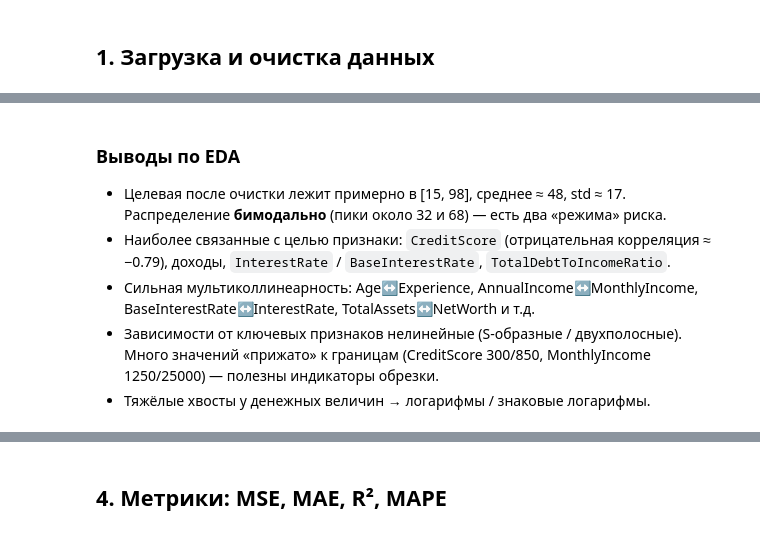
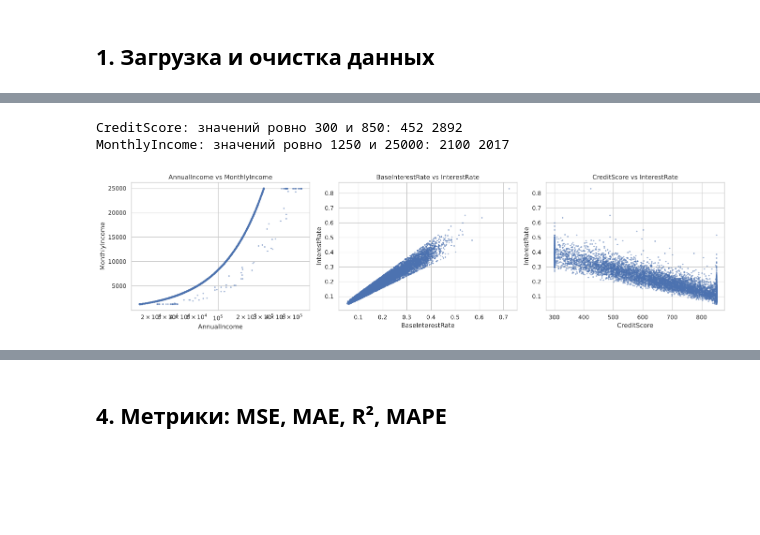
Before and after one commit to hbhmax/Machine_learning, a Jupyter notebook: lab1/Lab1_RiskScore.ipynb, the cells around one changed output, grey strips where cells are left out. Saved outputs shown, nothing was run; the diff lists cells and outputs as text; code cells hidden in the pictures; blank space fills up the shorter version.

```diff
--- a/lab1/Lab1_RiskScore.ipynb
+++ b/lab1/Lab1_RiskScore.ipynb
@@ -113,21 +114,16 @@ plt.show()
 # %%
-fig, axes = plt.subplots(1, 3, figsize=(15, 4))
-axes[0].scatter(train['AnnualIncome'], train['MonthlyIncome'], s=6, alpha=0.35)
-axes[0].set_xscale('log')
-axes[0].set_title('AnnualIncome vs MonthlyIncome')
-axes[1].scatter(train['BaseInterestRate'], train['InterestRate'], s=6, alpha=0.35)
-axes[1].set_title('BaseInterestRate vs InterestRate')
-axes[2].scatter(train['CreditScore'], train['InterestRate'], s=6, alpha=0.35)
-axes[2].set_title('CreditScore vs InterestRate')
-plt.tight_layout()
-plt.show()
+fig, axes = plt.subplots(1, 3, figsize=(17, 4.5))
+axes[0].scatter(train['AnnualIncome'], train['MonthlyIncome'], s=4, alpha=0.4); axes[0].set_xscale('log')
+axes[0].set_title('AnnualIncome vs MonthlyIncome'); axes[0].set_xlabel('AnnualIncome'); axes[0].set_ylabel('MonthlyIncome')
+axes[1].scatter(train['BaseInterestRate'], train['InterestRate'], s=4, alpha=0.4)
+axes[1].set_title('BaseInterestRate vs InterestRate'); axes[1].set_xlabel('BaseInterestRate'); axes[1].set_ylabel('InterestRate')
+axes[2].scatter(train['CreditScore'], train['InterestRate'], s=4, alpha=0.4)
+axes[2].set_title('CreditScore vs InterestRate'); axes[2].set_xlabel('CreditScore'); axes[2].set_ylabel('InterestRate')
+plt.tight_layout(); plt.show()
 
-print('CreditScore == 300 / 850:', (train.CreditScore == 300).sum(), (train.CreditScore == 850).sum())
-print('MonthlyIncome == 1250 / 25000:', (train.MonthlyIncome == 1250).sum(), (train.MonthlyIncome == 25000).sum())
+print('CreditScore: значений ровно 300 и 850:', (train.CreditScore == 300).sum(), (train.CreditScore == 850).sum())
+print('MonthlyIncome: значений ровно 1250 и 25000:', (train.MonthlyIncome == 1250).sum(), (train.MonthlyIncome == 25000).sum())
+# %% [output]
+CreditScore: значений ровно 300 и 850: 452 2892
+MonthlyIncome: значений ровно 1250 и 25000: 2100 2017
+[figure, added]
-# %% [markdown]
-### Выводы по EDA
-- Целевая после очистки лежит примерно в [15, 98], среднее ≈ 48, std ≈ 17. Распределение **бимодально** (пики около 32 и 68) — есть два «режима» риска.
-- Наиболее связанные с целью признаки: `CreditScore` (отрицательная корреляция ≈ −0.79), доходы, `InterestRate` / `BaseInterestRate`, `TotalDebtToIncomeRatio`.
-- Сильная мультиколлинеарность: Age↔Experience, AnnualIncome↔MonthlyIncome, BaseInterestRate↔InterestRate, TotalAssets↔NetWorth и т.д.
-- Зависимости от ключевых признаков нелинейные (S-образные / двухполосные). Много значений «прижато» к границам (CreditScore 300/850, MonthlyIncome 1250/25000) — полезны индикаторы обрезки.
-- Тяжёлые хвосты у денежных величин → логарифмы / знаковые логарифмы.
```
Also changed, not shown: parts of 67 cells of this notebook.
